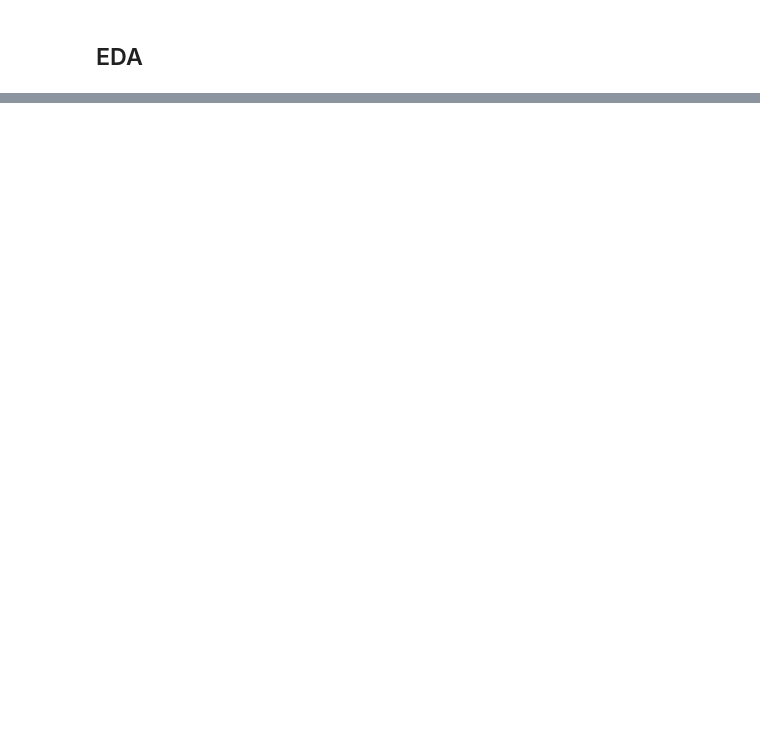
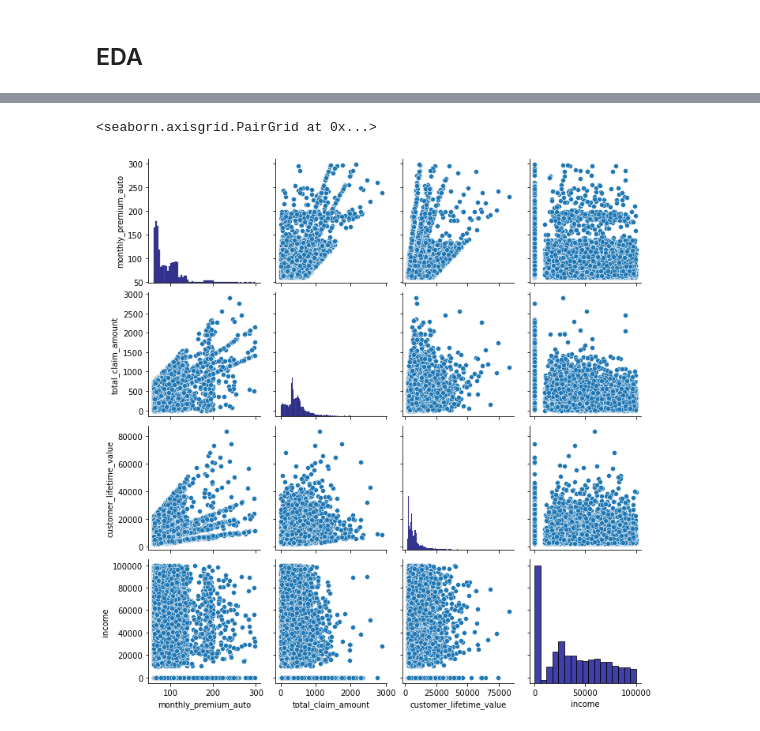
Before and after one commit to nataschaberg/final-lab-customer-analysis, a Jupyter notebook: final-analysis.ipynb, the cells around one changed output, grey strips where cells are left out. Saved outputs shown, nothing was run; the diff lists cells and outputs as text; code cells hidden in the pictures; blank space fills up the shorter version.

```diff
--- a/final-analysis.ipynb
+++ b/final-analysis.ipynb
@@ -28,0 +85,5 @@ data.head()
+# %%
+custom_cleaner = CustomInitialDataCleaner(drop_features=['Customer'], \
+                                          date_features=['Effective To Date'])
+df = custom_cleaner.clean(data)
+df.head(2)
@@ -28,0 +100,2 @@ data.head()
+# %%
+df.drop('effective_to_date_year', axis=1, inplace=True)
@@ -30,0 +152,11 @@ data.head()
+# %%
+# helper func to get set of features above certain threshold
+def correlation_check(df, threshold):
+    corr_matrix = df.select_dtypes('number').corr()
+    c_sorted = corr_matrix.unstack().sort_values()
+    threshold_pairs = c_sorted[(abs(c_sorted) > threshold) & (abs(c_sorted) < 1)]
+
+    return set(threshold_pairs.index.get_level_values(0))
+# %%
+strong_corr_features = correlation_check(df, 0.3)
+strong_corr_features
@@ -30,0 +180,6 @@ data.head()
+# %%
+# pair plot features with abs corr > 0.3
+sns.pairplot(df[list(strong_corr_features)], diag_kws={'color':'darkblue'})
+# %% [output]
+<seaborn.axisgrid.PairGrid at 0x...>
+[figure, added]
```
Also changed, not shown: parts of 28 cells of this notebook.
